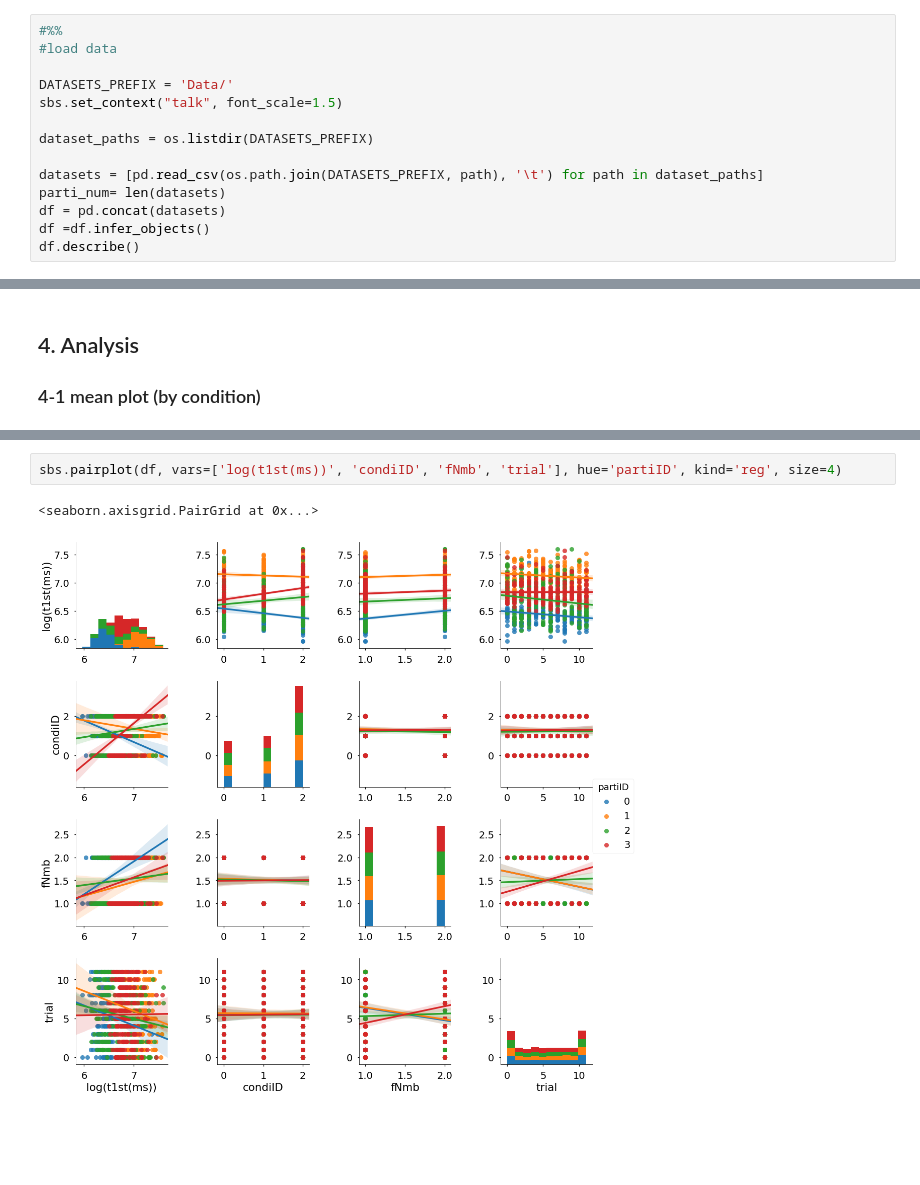
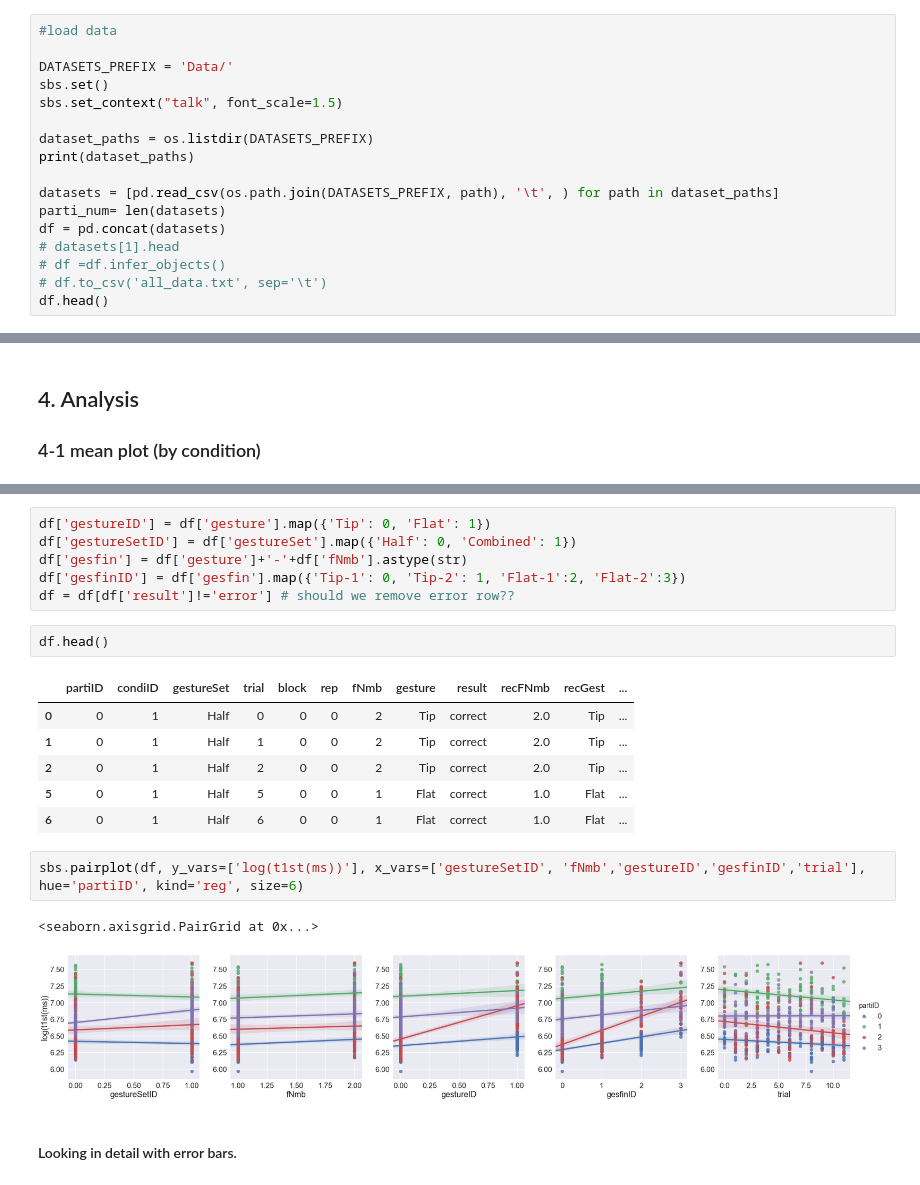
Before and after one commit to Beta-Alf/FIT_Hicks_Law, a Jupyter notebook: Untitled.ipynb, the cells around one changed output, grey strips where cells are left out. Saved outputs shown, nothing was run; the diff lists cells and outputs as text; blank space fills up the shorter version.

```diff
--- a/Untitled.ipynb
+++ b/Untitled.ipynb
@@ -26,15 +30,18 @@ from IPython.display import display
 # %%
-#%%
 #load data
 
 DATASETS_PREFIX = 'Data/'
+sbs.set()
 sbs.set_context("talk", font_scale=1.5)
 
 dataset_paths = os.listdir(DATASETS_PREFIX)
+print(dataset_paths)
 
-datasets = [pd.read_csv(os.path.join(DATASETS_PREFIX, path), '\t') for path in dataset_paths]
+datasets = [pd.read_csv(os.path.join(DATASETS_PREFIX, path), '\t', ) for path in dataset_paths]
 parti_num= len(datasets)
 df = pd.concat(datasets)
-df =df.infer_objects()
-df.describe()
+# datasets[1].head
+# df =df.infer_objects()
+# df.to_csv('all_data.txt', sep='\t')
+df.head()
 # %% [output]
@@ -121,5 +143,22 @@ sbs.pointplot(x=df['condiID'], y=df['log(t1st(ms))'], ax=ax )
+# %%
+df['gestureID'] = df['gesture'].map({'Tip': 0, 'Flat': 1})
+df['gestureSetID'] = df['gestureSet'].map({'Half': 0, 'Combined': 1})
+df['gesfin'] = df['gesture']+'-'+df['fNmb'].astype(str)
+df['gesfinID'] = df['gesfin'].map({'Tip-1': 0, 'Tip-2': 1, 'Flat-1':2, 'Flat-2':3})
+df = df[df['result']!='error'] # should we remove error row??
+# %%
+df.head()
+# %% [output]
+|  | partiID | condiID | gestureSet | trial | block | rep | fNmb | gesture | result | recFNmb | recGest | ... |
+| 0 | 0 | 1 | Half | 0 | 0 | 0 | 2 | Tip | correct | 2.0 | Tip | ... |
+| 1 | 0 | 1 | Half | 1 | 0 | 0 | 2 | Tip | correct | 2.0 | Tip | ... |
+| 2 | 0 | 1 | Half | 2 | 0 | 0 | 2 | Tip | correct | 2.0 | Tip | ... |
+| 5 | 0 | 1 | Half | 5 | 0 | 0 | 1 | Flat | correct | 1.0 | Flat | ... |
+| 6 | 0 | 1 | Half | 6 | 0 | 0 | 1 | Flat | correct | 1.0 | Flat | ... |
 # %%
-sbs.pairplot(df, vars=['log(t1st(ms))', 'condiID', 'fNmb', 'trial'], hue='partiID', kind='reg', size=4)
+sbs.pairplot(df, y_vars=['log(t1st(ms))'], x_vars=['gestureSetID', 'fNmb','gestureID','gesfinID','trial'], hue='partiID', kind='reg', size=6)
 # %% [output]
 <seaborn.axisgrid.PairGrid at 0x...>
-[figure, old version]
+[figure, new version]
+# %% [markdown]
+#### Looking in detail with error bars.
```
Also changed, not shown: parts of 16 cells of this notebook.
